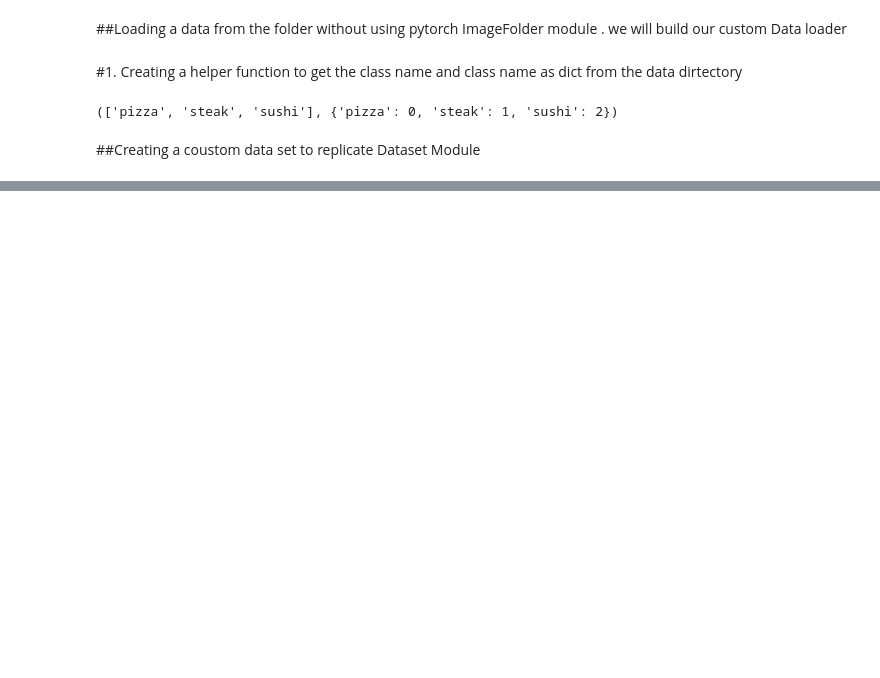
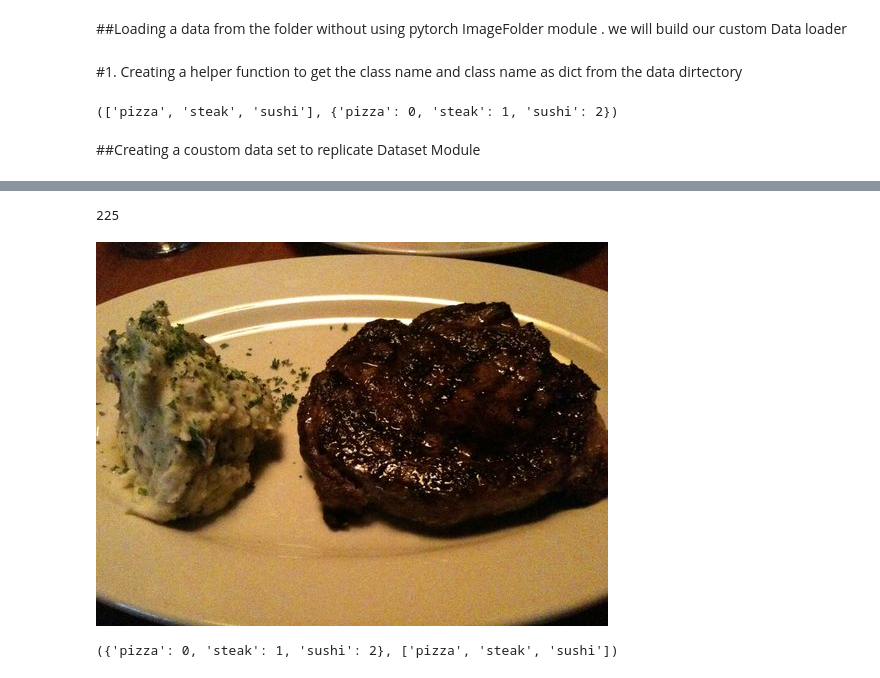
Before and after one commit to Imran1hp/Food-Recognition-Deep-Learning-model, a Jupyter notebook: Food_recognition_Deep_Learning.ipynb, the cells around one changed output, grey strips where cells are left out. Cells and saved outputs as stored; diff of their text form; code cells hidden in the pictures; blank space fills up the shorter version.

```diff
--- a/Food_recognition_Deep_Learning.ipynb
+++ b/Food_recognition_Deep_Learning.ipynb
@@ -373,3 +371,14 @@ class ImageFolderCustom(Dataset):
 
   ## Overwriting __getitem__() method to return a particular sample
   def __getitem__(self , index:int )->Tuple[torch.Tensor , int]:
+    img = self.load_image(index)
+    class_name = self.paths[index].parent.name
+    class_idx =self.class_idx[class_name]
+
+
+
+    if self.transform :
+      return self.transform(img) , class_idx
+
+    else:
+      return img , class_idx
@@ -394,0 +385,14 @@ class ImageFolderCustom(Dataset):
+# %%
+costom_load_train_data = ImageFolderCustom(targ_dir = train_dir ,transform= data_transform  )
+# %%
+costom_load_train_data.__len__()
+# %% [output]
+225
+# %%
+costom_load_train_data.load_image(45)
+# %% [output]
+[figure, added]
+# %%
+costom_load_train_data.class_idx , costom_load_train_data.classes
+# %% [output]
+({'pizza': 0, 'steak': 1, 'sushi': 2}, ['pizza', 'steak', 'sushi'])
```
Also changed, not shown: parts of 10 cells of this notebook.
